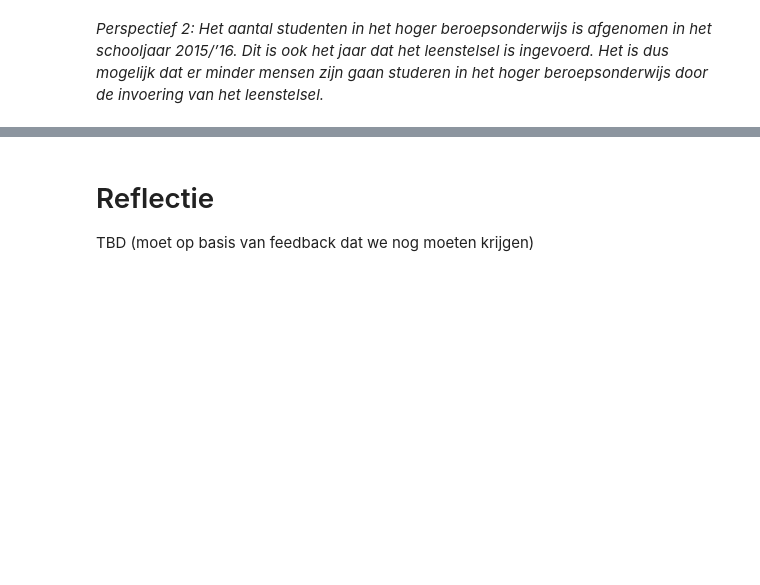
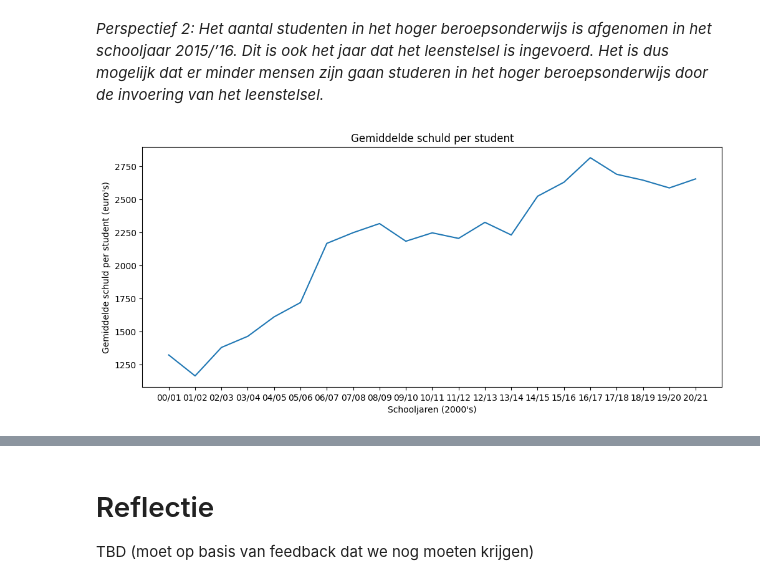
Before and after one commit to AbeDijkstra03/DataStory, a Jupyter notebook: _sources/docs/home.ipynb, the cells around one changed output, grey strips where cells are left out. Drawn from its saved outputs; the diff is of its cells as text; code cells hidden in the pictures; blank space fills up the shorter version.

```diff
--- a/_sources/docs/home.ipynb
+++ b/_sources/docs/home.ipynb
@@ -118,4 +119,34 @@ students_hbo_year.show()
 # %% [markdown]
 _Perspectief 2: Het aantal studenten in het hoger beroepsonderwijs is afgenomen in het schooljaar 2015/’16. Dit is ook het jaar dat het leenstelsel is ingevoerd. Het is dus mogelijk dat er minder mensen zijn gaan studeren in het hoger beroepsonderwijs door de invoering van het leenstelsel._
 # %%
-# De schetsen van Sem:
+uitgaven = spendings.copy()
+studenten = pd.read_csv('students.csv', delimiter=';', quotechar='"')
+
+studenten = studenten.assign(Perioden=studenten['Perioden'].str.removesuffix('SJ00'))
+
+#totaal aantal studenten per jaar
+studenten_per_jaar = studenten.iloc[:46, :]
+studenten_per_jaar = studenten_per_jaar.groupby('Perioden')['LeerlingenStudenten_1'].sum().reset_index()
+
+#relevante onderwerpen in uitgaven
+relevantekolommen = ['StudiefinancieringLeningen_14', 'AflossingenOpStudieleningen_30', 'StudiefinancieringGiften_13', 'RenteOpStudieleningen_18']
+relevant_uitgaven = uitgaven.groupby('Perioden')[relevantekolommen].sum().reset_index()
+
+#mergen aantal studenten per jaar en relevante onderwerpen in uitgaven
+merged_spj_uitgaven = pd.merge(studenten_per_jaar, relevant_uitgaven, on='Perioden')
+
+#avg schuld per student kolom toevoegen
+merged_spj_uitgaven['avg_debt_per_student'] = (merged_spj_uitgaven['StudiefinancieringLeningen_14'] / merged_spj_uitgaven["LeerlingenStudenten_1"])*1000000
+
+#van jaren naar schooljaren
+merged_spj_uitgaven = merged_spj_uitgaven.assign(Perioden=merged_spj_uitgaven['Perioden'].apply(lambda periode: f'{periode[-2:]}/{str(int(periode) + 1)[-2:]}'))
+# %%
+plt.figure(figsize=(12, 5))
+plt.plot(merged_spj_uitgaven['Perioden'], merged_spj_uitgaven['avg_debt_per_student'])
+plt.xlabel('Schooljaren (2000\'s)')
+plt.ylabel('Gemiddelde schuld per student (euro\'s)')
+plt.title('Gemiddelde schuld per student')
+
+plt.show()
+# %% [output]
+[figure, added]
```
Also changed, not shown: parts of 13 cells of this notebook, 5 other files.
